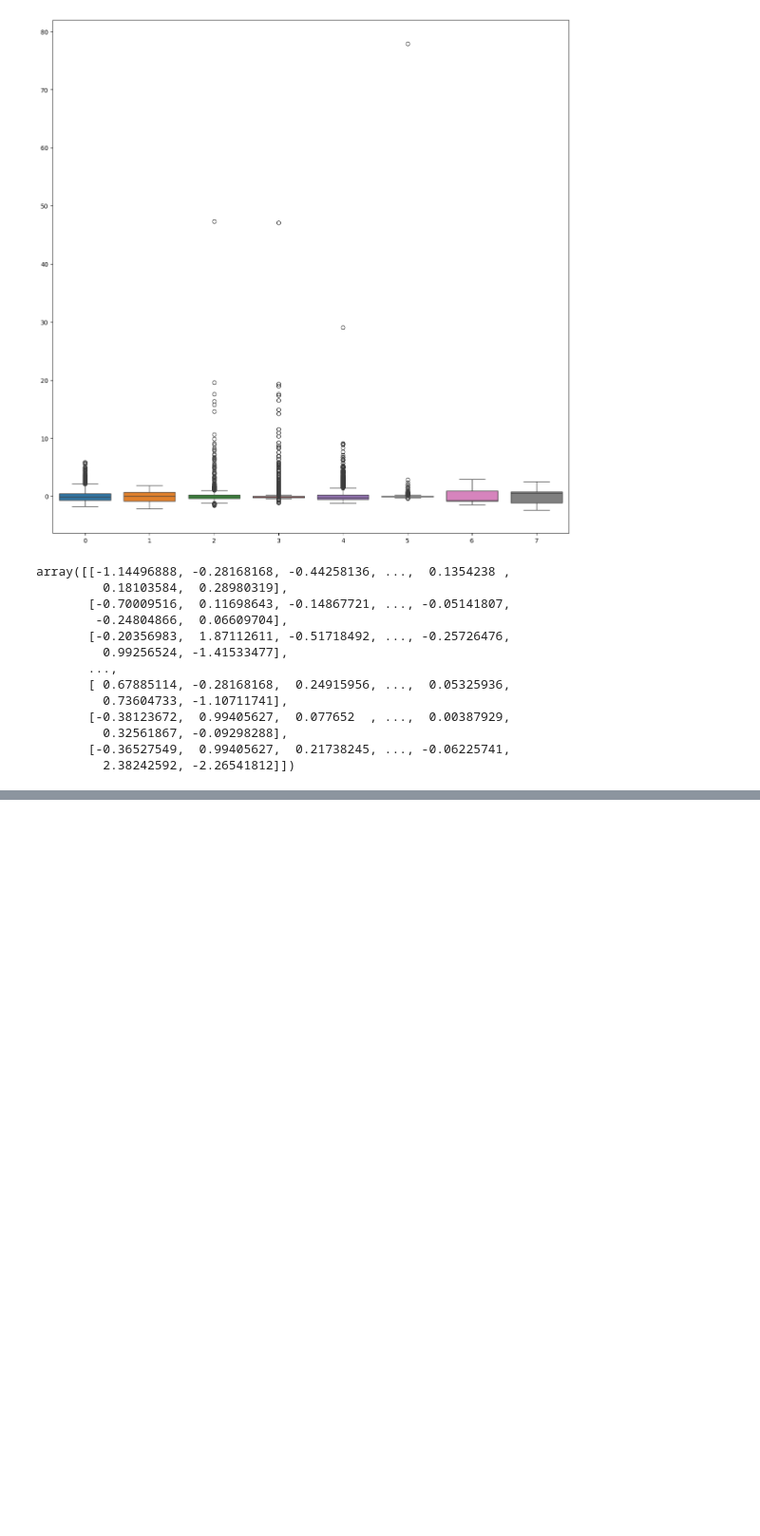
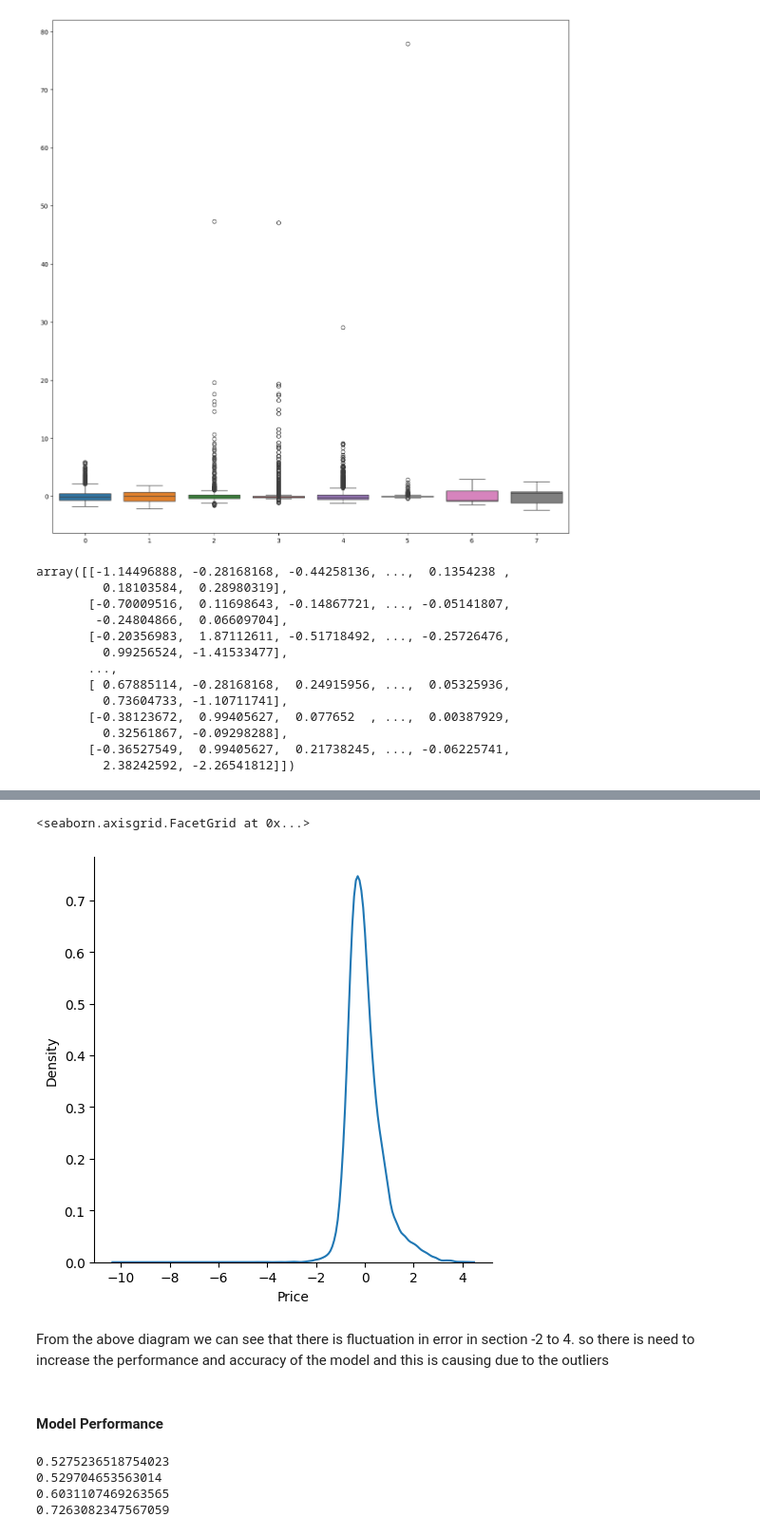
Before and after one commit to Madhavshharma/House-Price-Prediction-using-Linear-Regression, a Jupyter notebook: dataanalysis.ipynb, the cells around one changed output, grey strips where cells are left out. Shown at 95% size. Cells and saved outputs as stored; diff of their text form; code cells hidden in the pictures; blank space fills up the shorter version.

```diff
--- a/dataanalysis.ipynb
+++ b/dataanalysis.ipynb
@@ -358,0 +361,4 @@ array([[-1.14496888, -0.28168168, -0.44258136, ...,  0.1354238 ,
+# %%
+from sklearn.linear_model import LinearRegression
+regression=LinearRegression()
+regression.fit(X_train_norm,Y_train)
@@ -358,0 +378,3 @@ array([[-1.14496888, -0.28168168, -0.44258136, ...,  0.1354238 ,
+# %%
+reg_pred=regression.predict(X_test_norm)
+reg_pred
@@ -358,0 +384,4 @@ array([[-1.14496888, -0.28168168, -0.44258136, ...,  0.1354238 ,
+# %%
+# calculating the error or residual in predictrion
+residuals=Y_test-reg_pred
+residuals
@@ -358,0 +401,7 @@ array([[-1.14496888, -0.28168168, -0.44258136, ...,  0.1354238 ,
+# %%
+sns.displot(residuals,kind="kde")
+# %% [output]
+<seaborn.axisgrid.FacetGrid at 0x...>
+[figure, added]
+# %% [markdown]
+<p> From the above diagram we can see that there is fluctuation in error in section -2 to 4. so there is need to increase the performance and accuracy of the model and this is causing due to the outliers
@@ -358,0 +411,2 @@ array([[-1.14496888, -0.28168168, -0.44258136, ...,  0.1354238 ,
+# %% [markdown]
+#### Model Performance
@@ -358,0 +415,10 @@ array([[-1.14496888, -0.28168168, -0.44258136, ...,  0.1354238 ,
+# %%
+print(mean_squared_error(Y_test,reg_pred))
+print(mean_absolute_error(Y_test,reg_pred))
+print(r2_score(Y_test,reg_pred))
+print(np.sqrt(mean_squared_error(Y_test,reg_pred)))
+# %% [output]
+0.5275236518754023
+0.529704653563014
+0.6031107469263565
+0.7263082347567059
```
Also changed, not shown: parts of 14 cells of this notebook.
